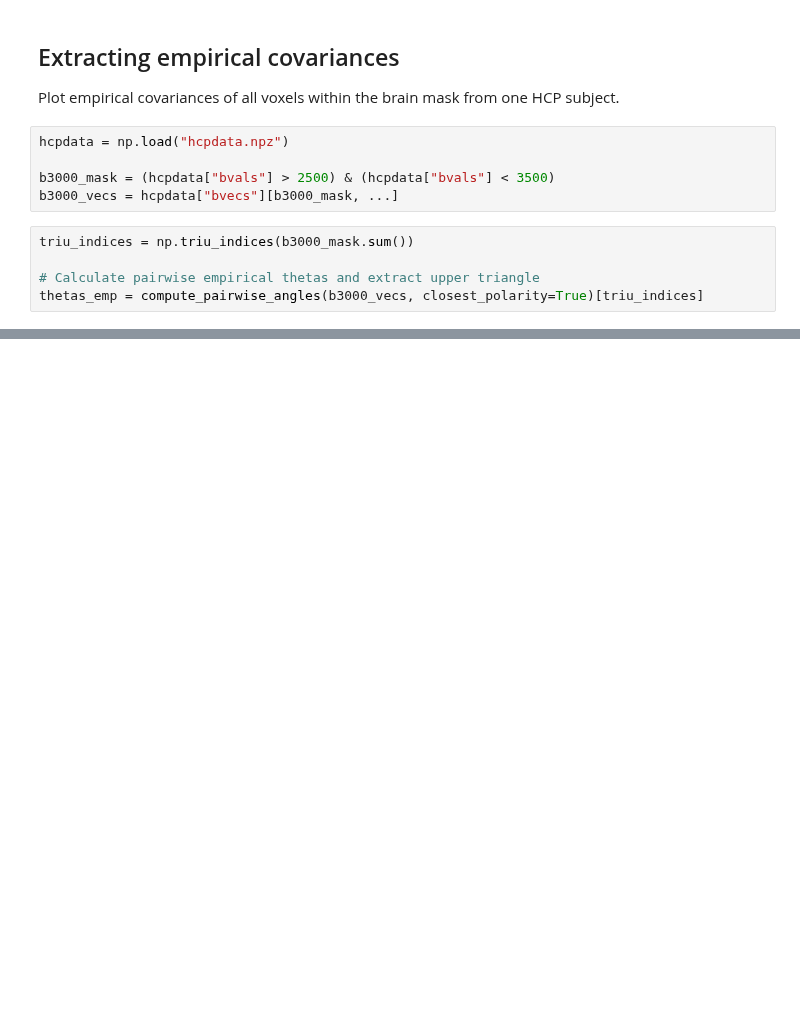
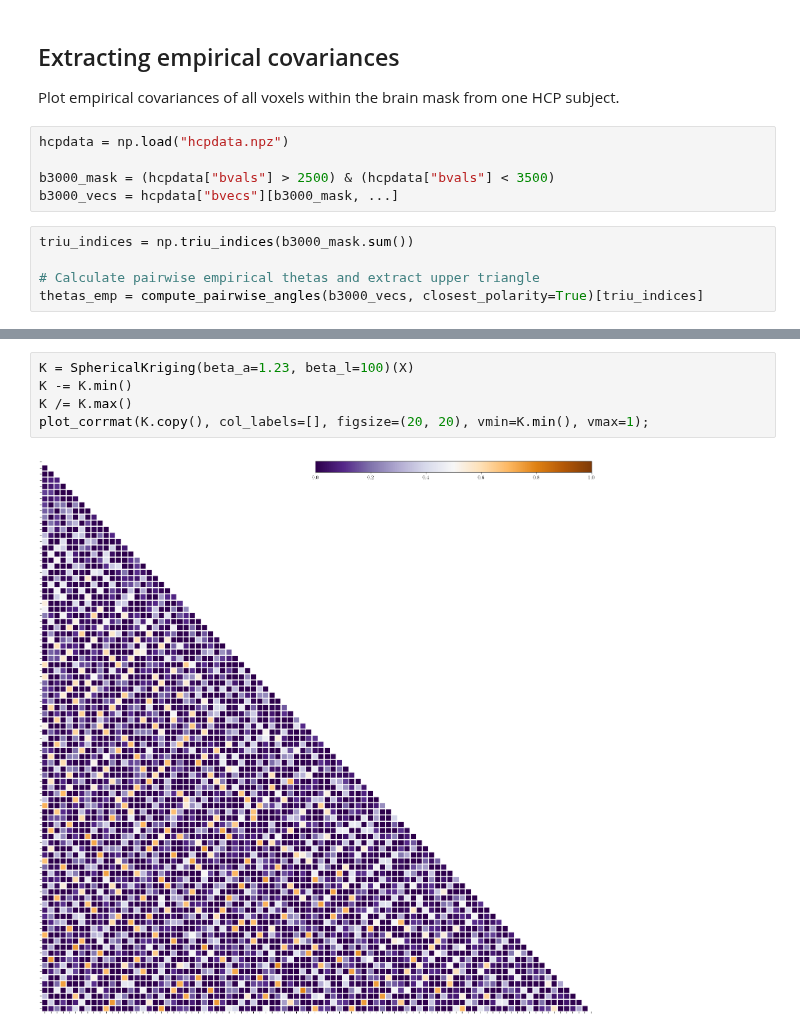
Before and after one commit to nipreps/eddymotion, a Jupyter notebook: docs/notebooks/dmri_covariance.ipynb, the cells around one changed output, grey strips where cells are left out. Saved outputs shown, nothing was run; the diff lists cells and outputs as text; blank space fills up the shorter version.

```diff
--- a/docs/notebooks/dmri_covariance.ipynb
+++ b/docs/notebooks/dmri_covariance.ipynb
@@ -96,0 +184,7 @@ plt.savefig("covariance-plot.png", dpi=300, transparent=False, bbox_inches="tigh
+# %%
+K = SphericalKriging(beta_a=1.23, beta_l=100)(X)
+K -= K.min()
+K /= K.max()
+plot_corrmat(K.copy(), col_labels=[], figsize=(20, 20), vmin=K.min(), vmax=1);
+# %% [output]
+[figure, added]
```
Also changed, not shown: parts of 14 cells of this notebook, 1 other file.
